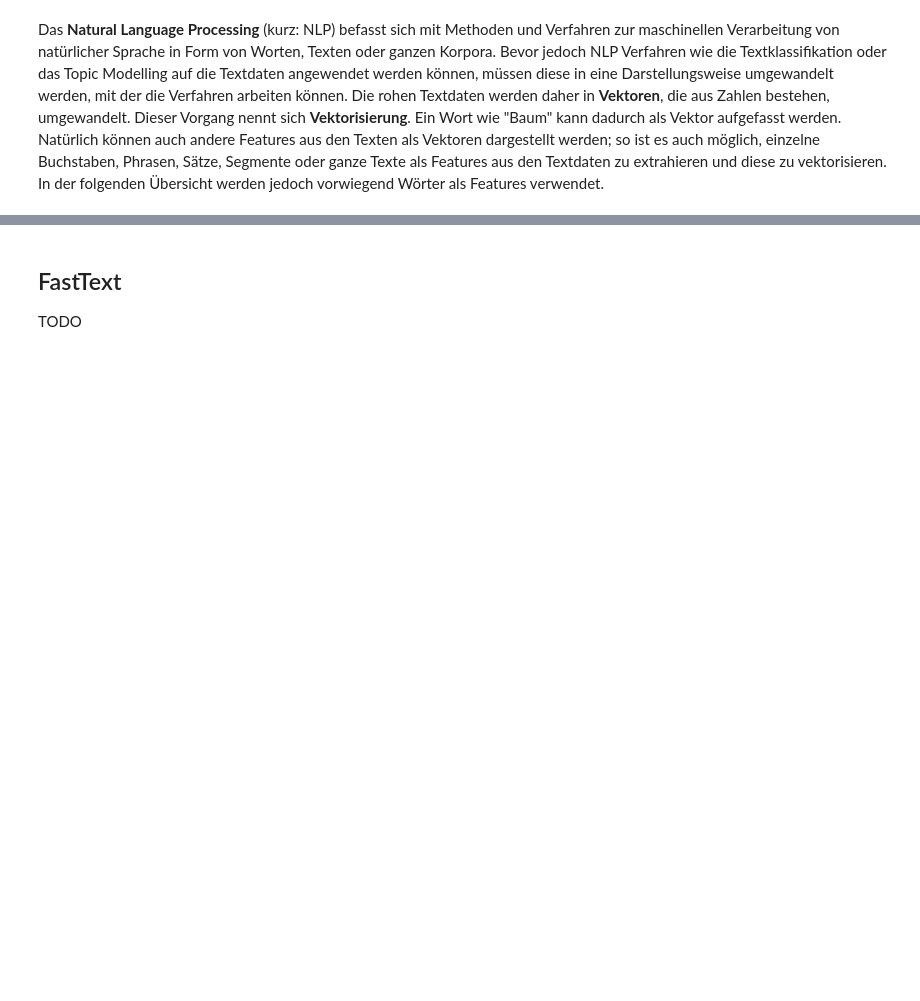
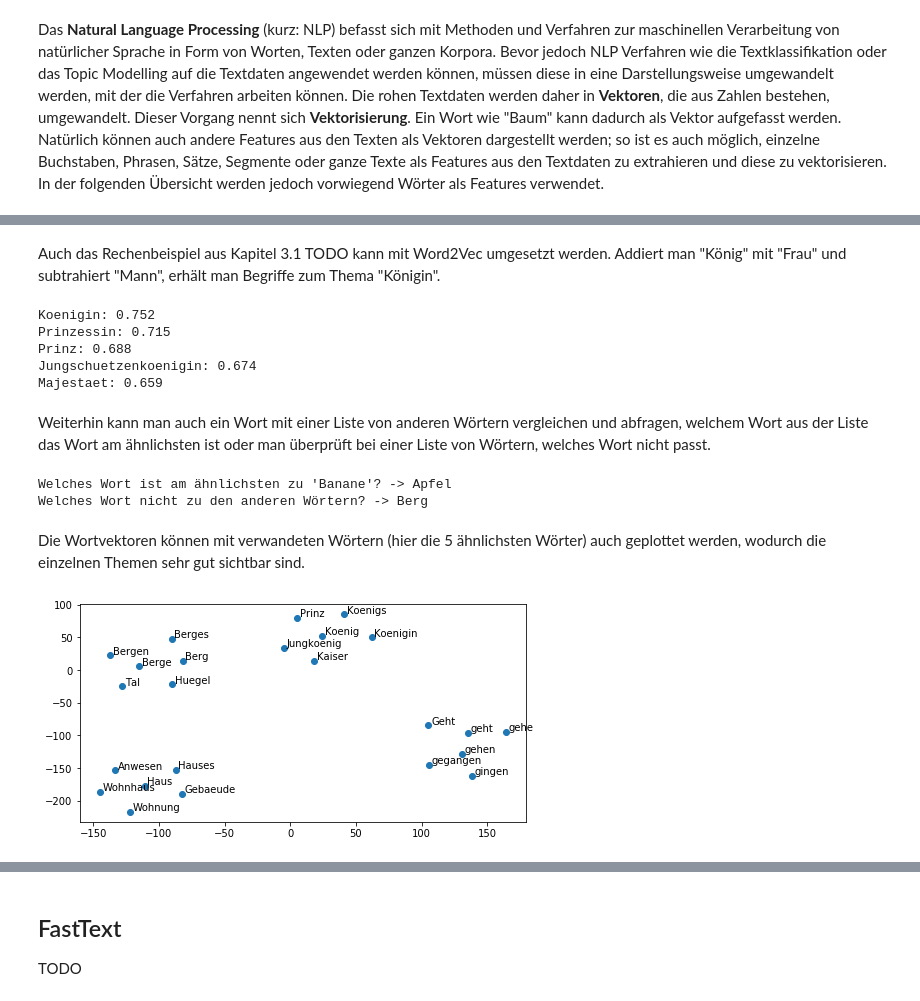
Before and after one commit to realjanpaulus/wordembeddings, a Jupyter notebook: app/Rechercheaufgabe.ipynb, the cells around one changed output, grey strips where cells are left out. Drawn from its saved outputs; the diff is of its cells as text; code cells hidden in the pictures; blank space fills up the shorter version.

```diff
--- a/app/Rechercheaufgabe.ipynb
+++ b/app/Rechercheaufgabe.ipynb
@@ -159,3 +189,3 @@ Das **Skip-gram Model** funktioniert wie CBOW, nur anders herum. Das Modell vers
 # %%
-pretrained_w2v = gensim.models.KeyedVectors.load_word2vec_format('german_model.bin',
-                                                                 binary=True)
+pre_w2v = gensim.models.KeyedVectors.load_word2vec_format('german_model.bin',
+                                                          binary=True)
@@ -189,0 +203,30 @@ plot_word_embeddings benutzen, um graphisch zu zeigen
+# %% [markdown]
+Auch das Rechenbeispiel aus Kapitel 3.1 TODO kann mit Word2Vec umgesetzt werden. Addiert man "König" mit "Frau" und subtrahiert "Mann", erhält man Begriffe zum Thema "Königin".
+# %%
+for t in pre_w2v.most_similar(positive=['Koenig', 'Frau'],
+                              negative=['Mann'], topn=5):
+    print(f"{t[0]}: {np.around(t[1], decimals=3)}")
+# %% [output]
+Koenigin: 0.752
+Prinzessin: 0.715
+Prinz: 0.688
+Jungschuetzenkoenigin: 0.674
+Majestaet: 0.659
+# %% [markdown]
+Weiterhin kann man auch ein Wort mit einer Liste von anderen Wörtern vergleichen und abfragen, welchem Wort aus der Liste das Wort am ähnlichsten ist oder man überprüft bei einer Liste von Wörtern, welches Wort nicht passt.
+# %%
+most_similar = pre_w2v.most_similar_to_given('Banane', ['Koenig', 'Berg',
+                                                        'Haus', 'Apfel'])
+doesnt_match = pre_w2v.doesnt_match(['Koenig', 'Thron', 'Berg', 'Prinzessin'])
+print(f"Welches Wort ist am ähnlichsten zu 'Banane'? -> {most_similar}")
+print(f"Welches Wort nicht zu den anderen Wörtern? -> {doesnt_match}")
+# %% [output]
+Welches Wort ist am ähnlichsten zu 'Banane'? -> Apfel
+Welches Wort nicht zu den anderen Wörtern? -> Berg
+# %% [markdown]
+Die Wortvektoren können mit verwandeten Wörtern (hier die 5 ähnlichsten Wörter) auch geplottet werden, wodurch die einzelnen Themen sehr gut sichtbar sind.
+# %%
+wordlist = ['Haus', 'Berg', 'Koenig', 'gehen']
+plot_word_embeddings(pre_w2v, wordlist, figsize=(8,4))
+# %% [output]
+[figure, added]
```
Also changed, not shown: parts of 32 cells of this notebook, 8 other files.
